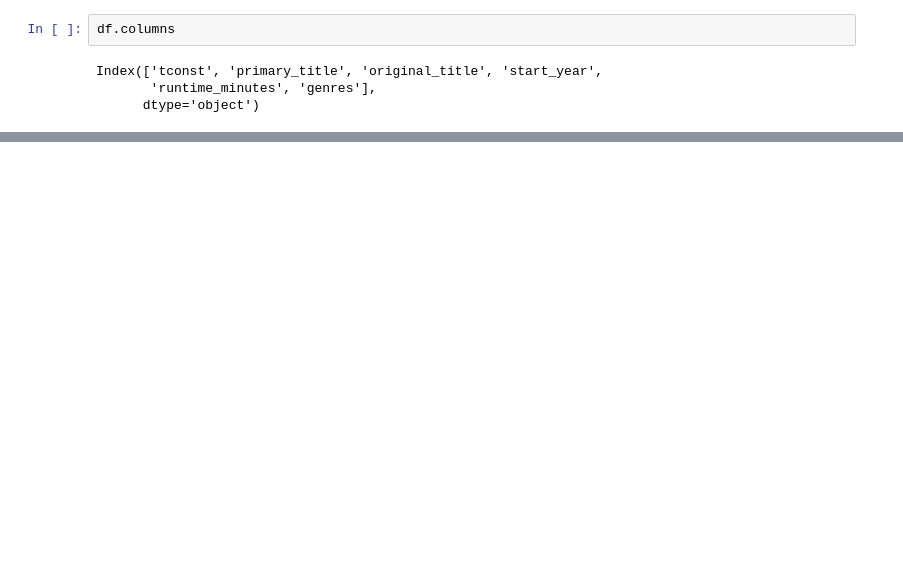
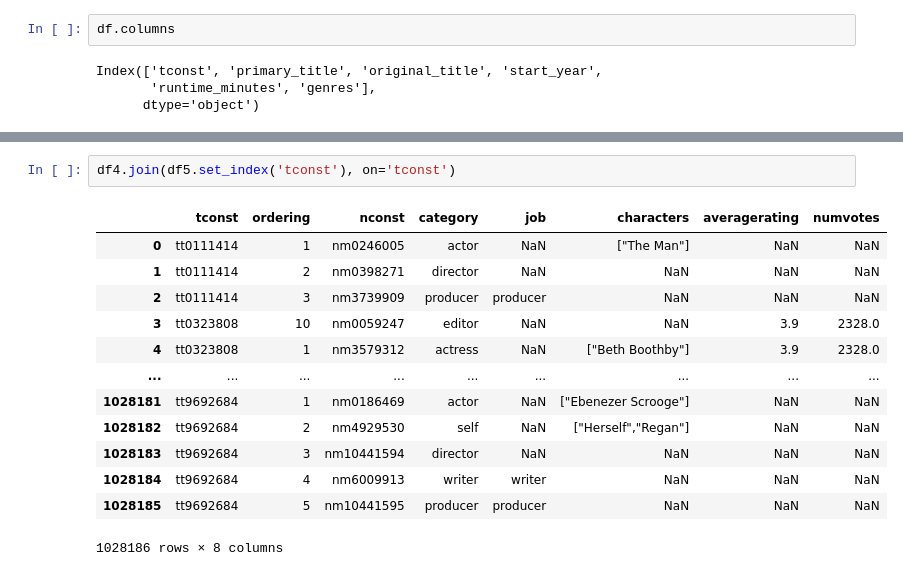
Before and after one commit to artificial126/dsc-phase-1-project, a Jupyter notebook: zippedData/Project_1.ipynb, the cells around one changed output, grey strips where cells are left out. Cells and saved outputs as stored; diff of their text form; blank space fills up the shorter version.

```diff
--- a/zippedData/Project_1.ipynb
+++ b/zippedData/Project_1.ipynb
@@ -100,0 +184,16 @@ df5.head()
+# %%
+df4.join(df5.set_index('tconst'), on='tconst')
+# %% [output]
+|  | tconst | ordering | nconst | category | job | characters | averagerating | numvotes |
+| 0 | tt0111414 | 1 | nm0246005 | actor | NaN | ["The Man"] | NaN | NaN |
+| 1 | tt0111414 | 2 | nm0398271 | director | NaN | NaN | NaN | NaN |
+| 2 | tt0111414 | 3 | nm3739909 | producer | producer | NaN | NaN | NaN |
+| 3 | tt0323808 | 10 | nm0059247 | editor | NaN | NaN | 3.9 | 2328.0 |
+| 4 | tt0323808 | 1 | nm3579312 | actress | NaN | ["Beth Boothby"] | 3.9 | 2328.0 |
+| ... | ... | ... | ... | ... | ... | ... | ... | ... |
+| 1028181 | tt9692684 | 1 | nm0186469 | actor | NaN | ["Ebenezer Scrooge"] | NaN | NaN |
+| 1028182 | tt9692684 | 2 | nm4929530 | self | NaN | ["Herself","Regan"] | NaN | NaN |
+| 1028183 | tt9692684 | 3 | nm10441594 | director | NaN | NaN | NaN | NaN |
+| 1028184 | tt9692684 | 4 | nm6009913 | writer | writer | NaN | NaN | NaN |
+| 1028185 | tt9692684 | 5 | nm10441595 | producer | producer | NaN | NaN | NaN |
+1028186 rows × 8 columns
```
Also changed, not shown: parts of 15 cells of this notebook, 1 other file.
